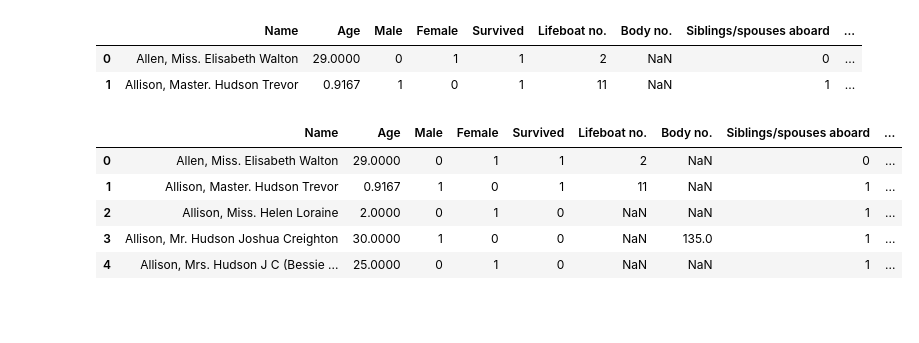
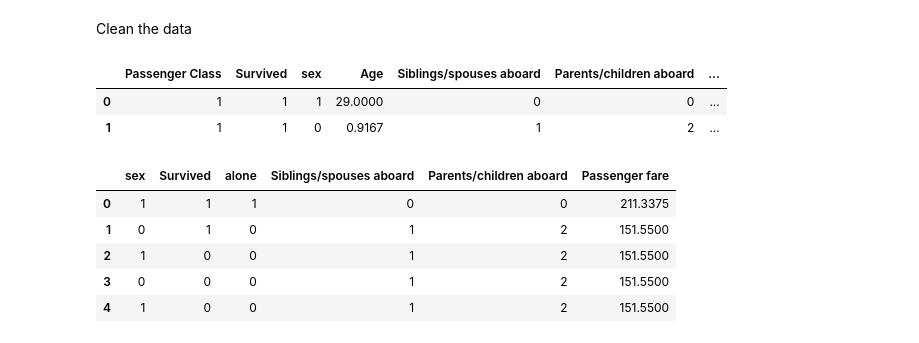
Before and after one commit to HannahCimene/TrioData_Masters, a Jupyter notebook: Files/titanic_dataset/titanic.ipynb, the cells around one changed output. Cells and saved outputs as stored; diff of their text form; code cells hidden in the pictures; blank space fills up the shorter version.

```diff
--- a/Files/titanic_dataset/titanic.ipynb
+++ b/Files/titanic_dataset/titanic.ipynb
@@ -6,26 +6,35 @@ import seaborn as sns
 import math
 # %%
 df = pd.read_excel("../data/titanic3.xls")
-df = pd.get_dummies(df, columns=['sex'], prefix=['sex'])
-# %%
-#change names
-df = df.rename(columns={'pclass': 'Passenger Class', 'survived': 'Survived', 'name': 'Name', 'sex_male': 'Male', 'sex_female': 'Female', 'age': 'Age', 'sibsp': 'Siblings/spouses aboard', 'parch': 'Parents/children aboard', 'ticket': 'Ticket number', 'fare': 'Passenger fare', 'cabin': 'Cabin no.', 'embarked': 'Port of Embarkation', 'boat': 'Lifeboat no.', 'body': 'Body no.', 'home.dest': 'Home/Destination'})
-
-df.head(2)
-# %% [output]
-|  | Name | Age | Male | Female | Survived | Lifeboat no. | Body no. | Siblings/spouses aboard | ... |
-| 0 | Allen, Miss. Elisabeth Walton | 29.0000 | 0 | 1 | 1 | 2 | NaN | 0 | ... |
-| 1 | Allison, Master. Hudson Trevor | 0.9167 | 1 | 0 | 1 | 11 | NaN | 1 | ... |
+# %% [markdown]
+Clean the data
+# %%
+# change names
+df = df.rename(columns={'pclass': 'Passenger Class', 'survived': 'Survived', 'age': 'Age', 'sibsp': 'Siblings/spouses aboard', 'parch': 'Parents/children aboard', 'fare': 'Passenger fare', 'embarked': 'Port of Embarkation', 'home.dest': 'Home/Destination'})
+# create binary columns for sex and alone
+df['sex'] = df['sex'].apply(lambda x: 0 if str(x) == 'male' else 1)
+df['alone'] = df.apply(lambda row: 1 if row['Parents/children aboard'] == 0 and row['Siblings/spouses aboard'] == 0 else 0, axis=1)
+# fill null values for age and fare
+df['Age'].fillna(value=df['Age'].mean(), inplace=True)
+df['Passenger fare'].fillna(value=df['Passenger fare'].mean(), inplace=True)
+
+
+df.drop(['cabin', 'boat', 'body', 'ticket', 'name', 'Port of Embarkation', 'Home/Destination'], axis=1, inplace=True)
+df.head(2)
+# %% [output]
+|  | Passenger Class | Survived | sex | Age | Siblings/spouses aboard | Parents/children aboard | ... |
+| 0 | 1 | 1 | 1 | 29.0000 | 0 | 0 | ... |
+| 1 | 1 | 1 | 0 | 0.9167 | 1 | 2 | ... |
 # %%
 #change order of columns
-new_order = ['Name', 'Age', 'Male', 'Female', 'Survived', 'Lifeboat no.', 'Body no.', 'Siblings/spouses aboard', 'Parents/children aboard', 'Ticket number', 'Passenger fare', 'Cabin no.', 'Port of Embarkation', 'Home/Destination']
+new_order = ['sex', 'Survived', 'alone', 'Siblings/spouses aboard', 'Parents/children aboard', 'Passenger fare']
 df = df[new_order]
 
 df.head(5)
 # %% [output]
-|  | Name | Age | Male | Female | Survived | Lifeboat no. | Body no. | Siblings/spouses aboard | ... |
-| 0 | Allen, Miss. Elisabeth Walton | 29.0000 | 0 | 1 | 1 | 2 | NaN | 0 | ... |
-| 1 | Allison, Master. Hudson Trevor | 0.9167 | 1 | 0 | 1 | 11 | NaN | 1 | ... |
-| 2 | Allison, Miss. Helen Loraine | 2.0000 | 0 | 1 | 0 | NaN | NaN | 1 | ... |
-| 3 | Allison, Mr. Hudson Joshua Creighton | 30.0000 | 1 | 0 | 0 | NaN | 135.0 | 1 | ... |
-| 4 | Allison, Mrs. Hudson J C (Bessie ... | 25.0000 | 0 | 1 | 0 | NaN | NaN | 1 | ... |
+|  | sex | Survived | alone | Siblings/spouses aboard | Parents/children aboard | Passenger fare |
+| 0 | 1 | 1 | 1 | 0 | 0 | 211.3375 |
+| 1 | 0 | 1 | 0 | 1 | 2 | 151.5500 |
+| 2 | 1 | 0 | 0 | 1 | 2 | 151.5500 |
+| 3 | 0 | 0 | 0 | 1 | 2 | 151.5500 |
+| 4 | 1 | 0 | 0 | 1 | 2 | 151.5500 |
```
Also changed, not shown: parts of 7 cells of this notebook, 1 other file.
